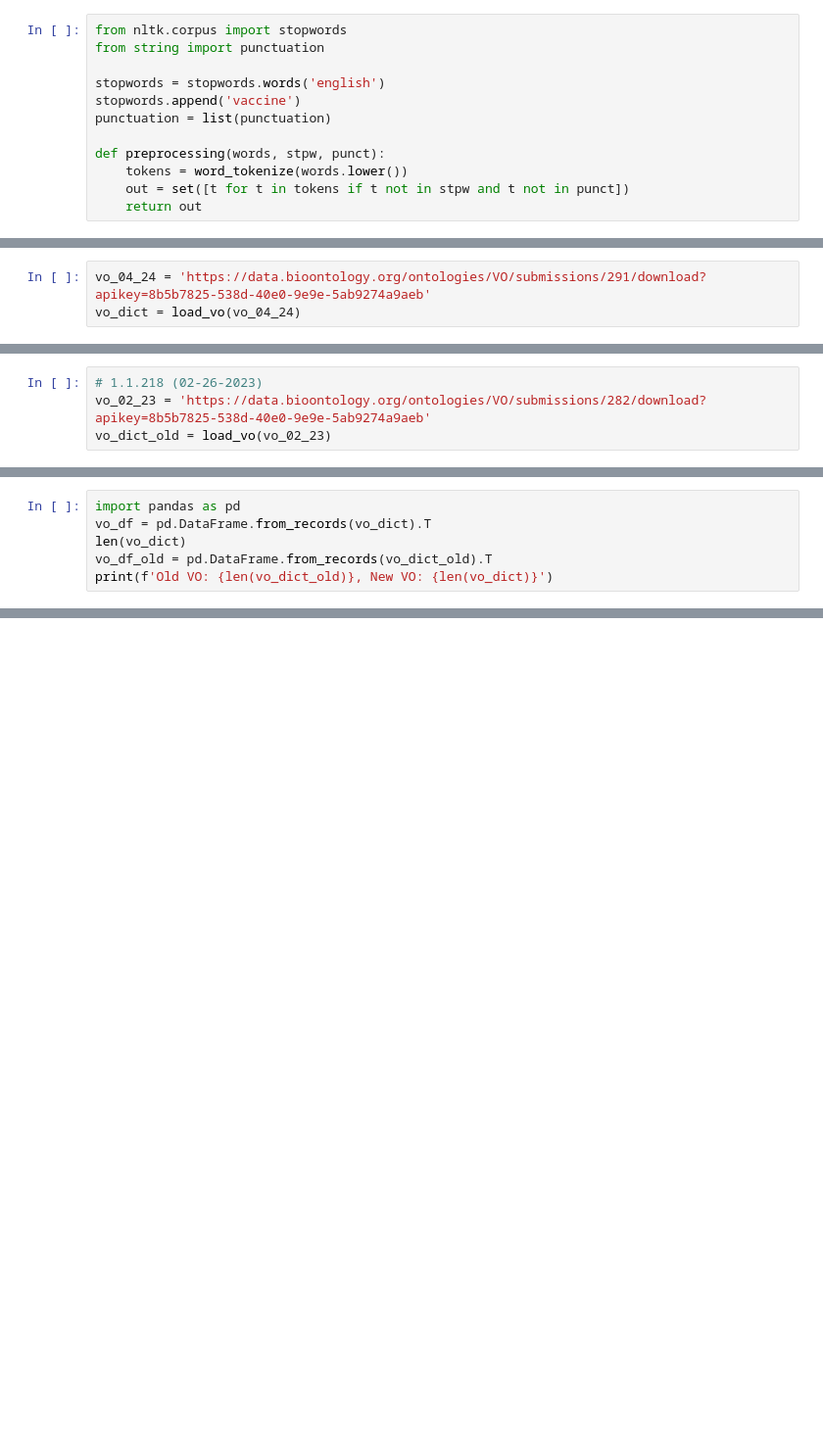
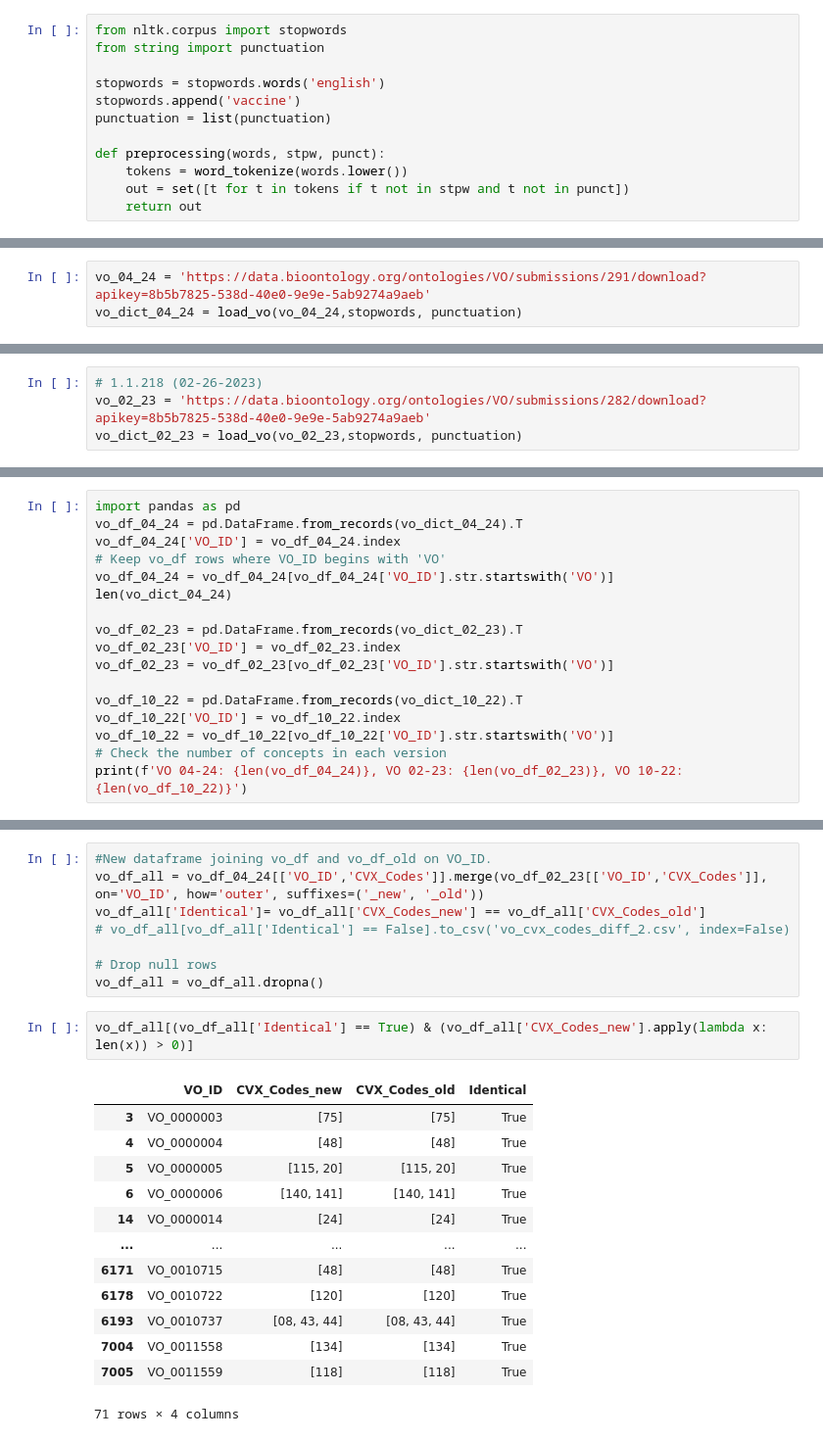
Before and after one commit to warren-manuel/vaxharmonyrep, a Jupyter notebook: VO_CVX.ipynb, the cells around one changed output, grey strips where cells are left out. Shown: that part at 98% size. Drawn from its saved outputs; the diff is of its cells as text; blank space fills up the shorter version.

Commit message:
> Adding CVX codes from the CDC > Improvements to load_vo to identify CVX codes from multiple annotations

```diff
--- a/VO_CVX.ipynb
+++ b/VO_CVX.ipynb
@@ -56,4 +78,4 @@ def load_vo(ontology_url):
     return vo_dict
 # %%
 vo_04_24 = 'https://data.bioontology.org/ontologies/VO/submissions/291/download?apikey=8b5b7825-538d-40e0-9e9e-5ab9274a9aeb'
-vo_dict = load_vo(vo_04_24)
+vo_dict_04_24 = load_vo(vo_04_24,stopwords, punctuation)
@@ -60,4 +100,4 @@ vo_dict = load_vo(vo_04_24)
 # %%
 # 1.1.218 (02-26-2023)
 vo_02_23 = 'https://data.bioontology.org/ontologies/VO/submissions/282/download?apikey=8b5b7825-538d-40e0-9e9e-5ab9274a9aeb'
-vo_dict_old = load_vo(vo_02_23)
+vo_dict_02_23 = load_vo(vo_02_23,stopwords, punctuation)
@@ -64,7 +144,18 @@ vo_dict_old = load_vo(vo_02_23)
 # %%
 import pandas as pd
-vo_df = pd.DataFrame.from_records(vo_dict).T
-len(vo_dict)
-vo_df_old = pd.DataFrame.from_records(vo_dict_old).T
-print(f'Old VO: {len(vo_dict_old)}, New VO: {len(vo_dict)}')
+vo_df_04_24 = pd.DataFrame.from_records(vo_dict_04_24).T
+vo_df_04_24['VO_ID'] = vo_df_04_24.index
+# Keep vo_df rows where VO_ID begins with 'VO'
+vo_df_04_24 = vo_df_04_24[vo_df_04_24['VO_ID'].str.startswith('VO')]
+len(vo_dict_04_24)
+
+vo_df_02_23 = pd.DataFrame.from_records(vo_dict_02_23).T
+vo_df_02_23['VO_ID'] = vo_df_02_23.index
+vo_df_02_23 = vo_df_02_23[vo_df_02_23['VO_ID'].str.startswith('VO')]
+
+vo_df_10_22 = pd.DataFrame.from_records(vo_dict_10_22).T
+vo_df_10_22['VO_ID'] = vo_df_10_22.index
+vo_df_10_22 = vo_df_10_22[vo_df_10_22['VO_ID'].str.startswith('VO')]
+# Check the number of concepts in each version
+print(f'VO 04-24: {len(vo_df_04_24)}, VO 02-23: {len(vo_df_02_23)}, VO 10-22: {len(vo_df_10_22)}')
 # %% [output]
@@ -104,0 +213,24 @@ c.seeAlso
+# %%
+#New dataframe joining vo_df and vo_df_old on VO_ID.
+vo_df_all = vo_df_04_24[['VO_ID','CVX_Codes']].merge(vo_df_02_23[['VO_ID','CVX_Codes']], on='VO_ID', how='outer', suffixes=('_new', '_old'))
+vo_df_all['Identical']= vo_df_all['CVX_Codes_new'] == vo_df_all['CVX_Codes_old']
+# vo_df_all[vo_df_all['Identical'] == False].to_csv('vo_cvx_codes_diff_2.csv', index=False)
+
+# Drop null rows
+vo_df_all = vo_df_all.dropna()
+# %%
+vo_df_all[(vo_df_all['Identical'] == True) & (vo_df_all['CVX_Codes_new'].apply(lambda x: len(x)) > 0)]
+# %% [output]
+|  | VO_ID | CVX_Codes_new | CVX_Codes_old | Identical |
+| 3 | VO_0000003 | [75] | [75] | True |
+| 4 | VO_0000004 | [48] | [48] | True |
+| 5 | VO_0000005 | [115, 20] | [115, 20] | True |
+| 6 | VO_0000006 | [140, 141] | [140, 141] | True |
+| 14 | VO_0000014 | [24] | [24] | True |
+| ... | ... | ... | ... | ... |
+| 6171 | VO_0010715 | [48] | [48] | True |
+| 6178 | VO_0010722 | [120] | [120] | True |
+| 6193 | VO_0010737 | [08, 43, 44] | [08, 43, 44] | True |
+| 7004 | VO_0011558 | [134] | [134] | True |
+| 7005 | VO_0011559 | [118] | [118] | True |
+71 rows × 4 columns
```
Also changed, not shown: parts of 22 cells of this notebook, 1 other file.
